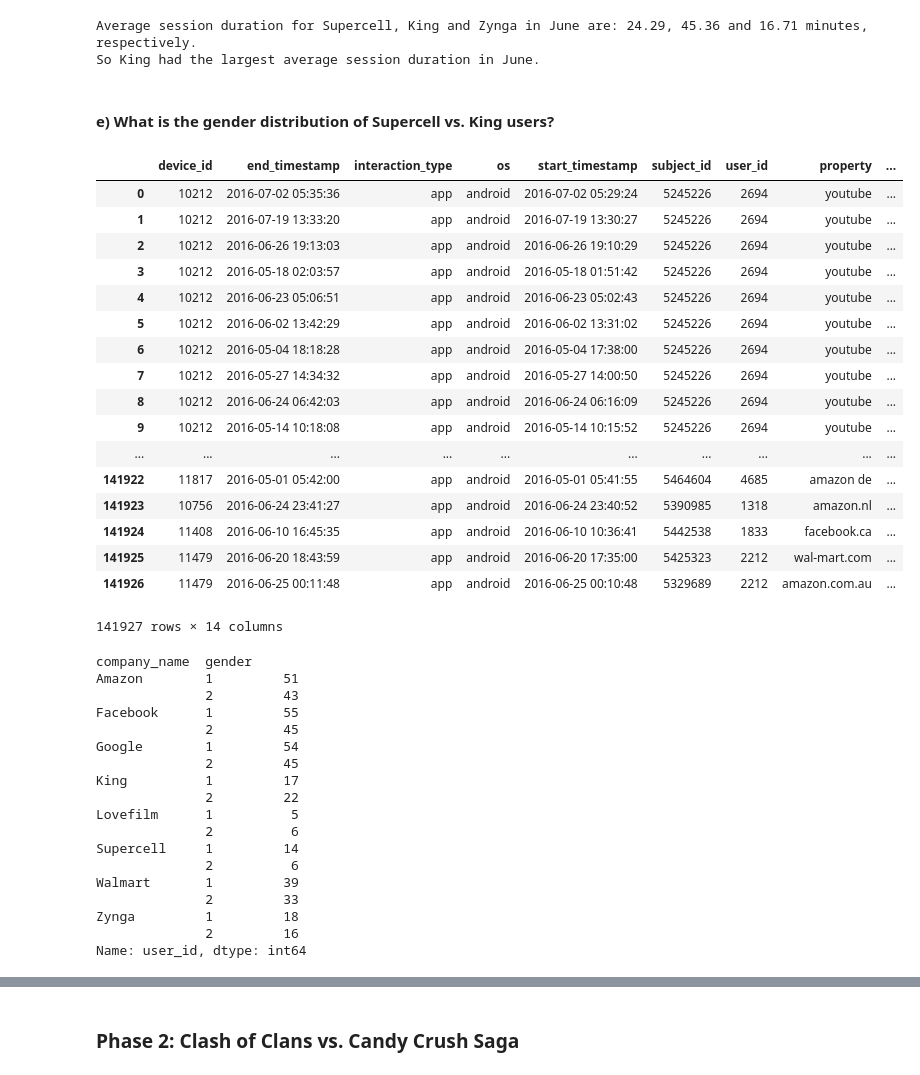
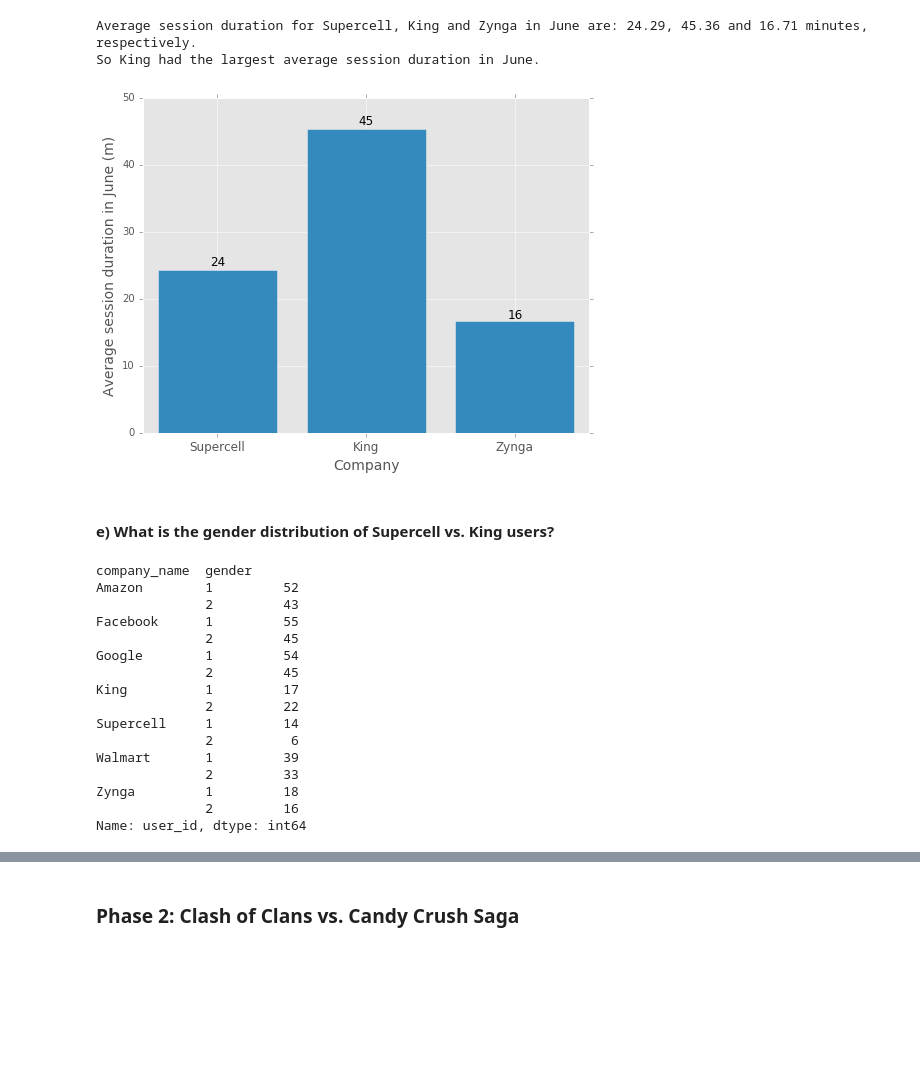
Before and after one commit to burun/Verto-Analytics-assignment, a Jupyter notebook: Assignment 1.ipynb, the cells around one changed output, grey strips where cells are left out. Drawn from its saved outputs; the diff is of its cells as text; code cells hidden in the pictures; blank space fills up the shorter version.

```diff
--- a/Assignment 1.ipynb
+++ b/Assignment 1.ipynb
@@ -255,48 +352,41 @@ print('So King had the largest average session duration in June.')
 # %% [output]
 Average session duration for Supercell, King and Zynga in June are: 24.29, 45.36 and 16.71 minutes, respectively.
 So King had the largest average session duration in June.
+# %%
+plt.figure(figsize=(8,6)) # set a new figure
+x = range(3)
+
+average_session_duration_bar = plt.bar(x, list([supercell_average_duration_june, king_average_duration_june, zynga_average_duration_june]), align='center') # bar plot all the values
+plt.xticks(x, ['Supercell', 'King', 'Zynga'], fontsize=12) # set xticks by company name
+# plt.ylim(-0.1, 0.1) # set ylim to mark annotation later
+plt.xlabel('Company', fontsize=14)
+plt.ylabel('Average session duration in June (m)', fontsize=14)
+
+autolabel(average_session_duration_bar) # lable the current bar chart
+# %% [output]
+[figure, added]
 # %% [markdown]
 #### e) What is the gender distribution of Supercell vs. King users?
 # %%
+# merge user_growth_rates_df with demographics information
 user_growth_rates_df = pd.merge(user_growth_rates_df, demographics_df, on='user_id', how='left')
-user_growth_rates_df
+
+# show gender distribution for each company
+user_growth_rates_df.groupby(['company_name', 'gender']).user_id.nunique()
 # %% [output]
-|  | device_id | end_timestamp | interaction_type | os | start_timestamp | subject_id | user_id | property | ... |
-| 0 | 10212 | 2016-07-02 05:35:36 | app | android | 2016-07-02 05:29:24 | 5245226 | 2694 | youtube | ... |
-| 1 | 10212 | 2016-07-19 13:33:20 | app | android | 2016-07-19 13:30:27 | 5245226 | 2694 | youtube | ... |
-| 2 | 10212 | 2016-06-26 19:13:03 | app | android | 2016-06-26 19:10:29 | 5245226 | 2694 | youtube | ... |
-| 3 | 10212 | 2016-05-18 02:03:57 | app | android | 2016-05-18 01:51:42 | 5245226 | 2694 | youtube | ... |
-| 4 | 10212 | 2016-06-23 05:06:51 | app | android | 2016-06-23 05:02:43 | 5245226 | 2694 | youtube | ... |
-| 5 | 10212 | 2016-06-02 13:42:29 | app | android | 2016-06-02 13:31:02 | 5245226 | 2694 | youtube | ... |
-| 6 | 10212 | 2016-05-04 18:18:28 | app | android | 2016-05-04 17:38:00 | 5245226 | 2694 | youtube | ... |
-| 7 | 10212 | 2016-05-27 14:34:32 | app | android | 2016-05-27 14:00:50 | 5245226 | 2694 | youtube | ... |
-| 8 | 10212 | 2016-06-24 06:42:03 | app | android | 2016-06-24 06:16:09 | 5245226 | 2694 | youtube | ... |
-| 9 | 10212 | 2016-05-14 10:18:08 | app | android | 2016-05-14 10:15:52 | 5245226 | 2694 | youtube | ... |
-| ... | ... | ... | ... | ... | ... | ... | ... | ... | ... |
-| 141922 | 11817 | 2016-05-01 05:42:00 | app | android | 2016-05-01 05:41:55 | 5464604 | 4685 | amazon de | ... |
-| 141923 | 10756 | 2016-06-24 23:41:27 | app | android | 2016-06-24 23:40:52 | 5390985 | 1318 | amazon.nl | ... |
-| 141924 | 11408 | 2016-06-10 16:45:35 | app | android | 2016-06-10 10:36:41 | 5442538 | 1833 | facebook.ca | ... |
-| 141925 | 11479 | 2016-06-20 18:43:59 | app | android | 2016-06-20 17:35:00 | 5425323 | 2212 | wal-mart.com | ... |
-| 141926 | 11479 | 2016-06-25 00:11:48 | app | android | 2016-06-25 00:10:48 | 5329689 | 2212 | amazon.com.au | ... |
-141927 rows × 14 columns
+company_name  gender
+Amazon        1         52
+              2         43
+Facebook      1         55
+              2         45
+Google        1         54
+              2         45
+King          1         17
+              2         22
+Supercell     1         14
+              2          6
+Walmart       1         39
+              2         33
+Zynga         1         18
+              2         16
+Name: user_id, dtype: int64
-# %%
-user_growth_rates_df.groupby(['company_name', 'gender']).user_id.nunique()
-# %% [output]
-company_name  gender
-Amazon        1         51
-              2         43
-Facebook      1         55
-              2         45
-Google        1         54
-              2         45
-King          1         17
-              2         22
-Lovefilm      1          5
-              2          6
-Supercell     1         14
-              2          6
-Walmart       1         39
-              2         33
-Zynga         1         18
-              2         16
-Name: user_id, dtype: int64
```
Also changed, not shown: parts of 44 cells of this notebook.
